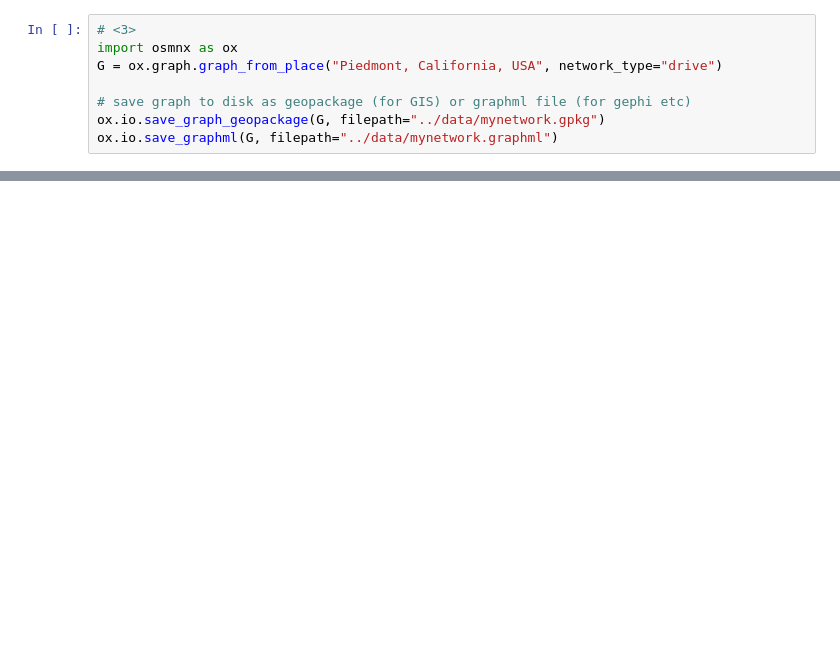
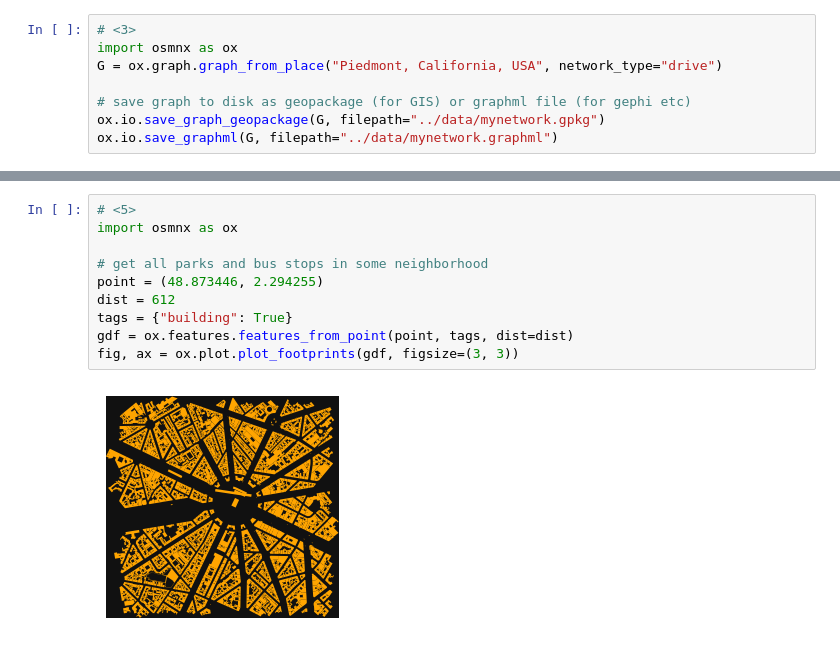
Before and after one commit to saasghari/OSMnx, a Jupyter notebook: src/OSMnx_test.ipynb, the cells around one changed output, grey strips where cells are left out. Drawn from its saved outputs; the diff is of its cells as text; blank space fills up the shorter version.

```diff
--- a/src/OSMnx_test.ipynb
+++ b/src/OSMnx_test.ipynb
@@ -71,0 +118,12 @@ ox.io.save_graphml(G, filepath="../data/mynetwork.graphml")
+# %%
+# <5>
+import osmnx as ox
+
+# get all parks and bus stops in some neighborhood
+point = (48.873446, 2.294255)
+dist = 612
+tags = {"building": True}
+gdf = ox.features.features_from_point(point, tags, dist=dist)
+fig, ax = ox.plot.plot_footprints(gdf, figsize=(3, 3))
+# %% [output]
+[figure, added]
```
Also changed, not shown: parts of 9 cells of this notebook, 11 other files.
